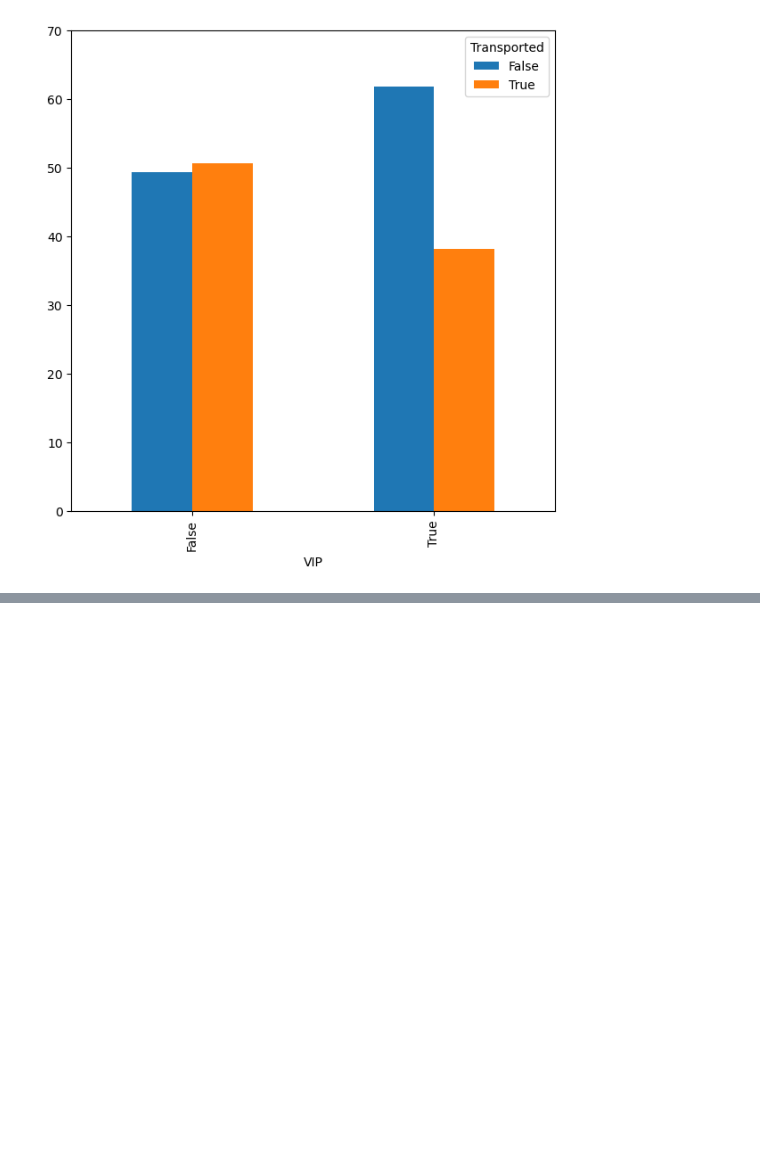
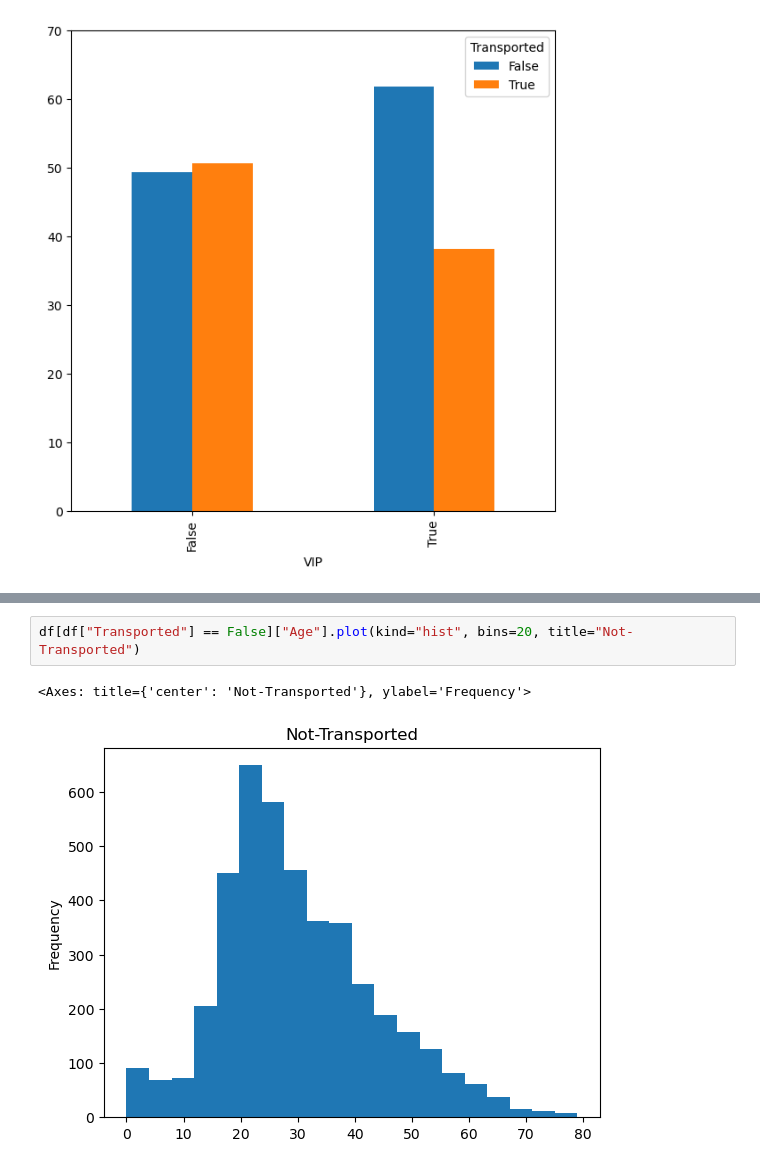
Before and after one commit to dvdhartsman/Spaceship_Titanic, a Jupyter notebook: Spaceship_Titanic.ipynb, the cells around one changed output, grey strips where cells are left out. Saved outputs shown, nothing was run; the diff lists cells and outputs as text; blank space fills up the shorter version.

```diff
--- a/Spaceship_Titanic.ipynb
+++ b/Spaceship_Titanic.ipynb
@@ -98,0 +117,5 @@ ax.set_yticklabels([0, 10, 20, 30, 40, 50, 60, 70]);
+# %%
+df[df["Transported"] == False]["Age"].plot(kind="hist", bins=20, title="Not-Transported")
+# %% [output]
+<Axes: title={'center': 'Not-Transported'}, ylabel='Frequency'>
+[figure, added]
```
Also changed, not shown: parts of 10 cells of this notebook.
